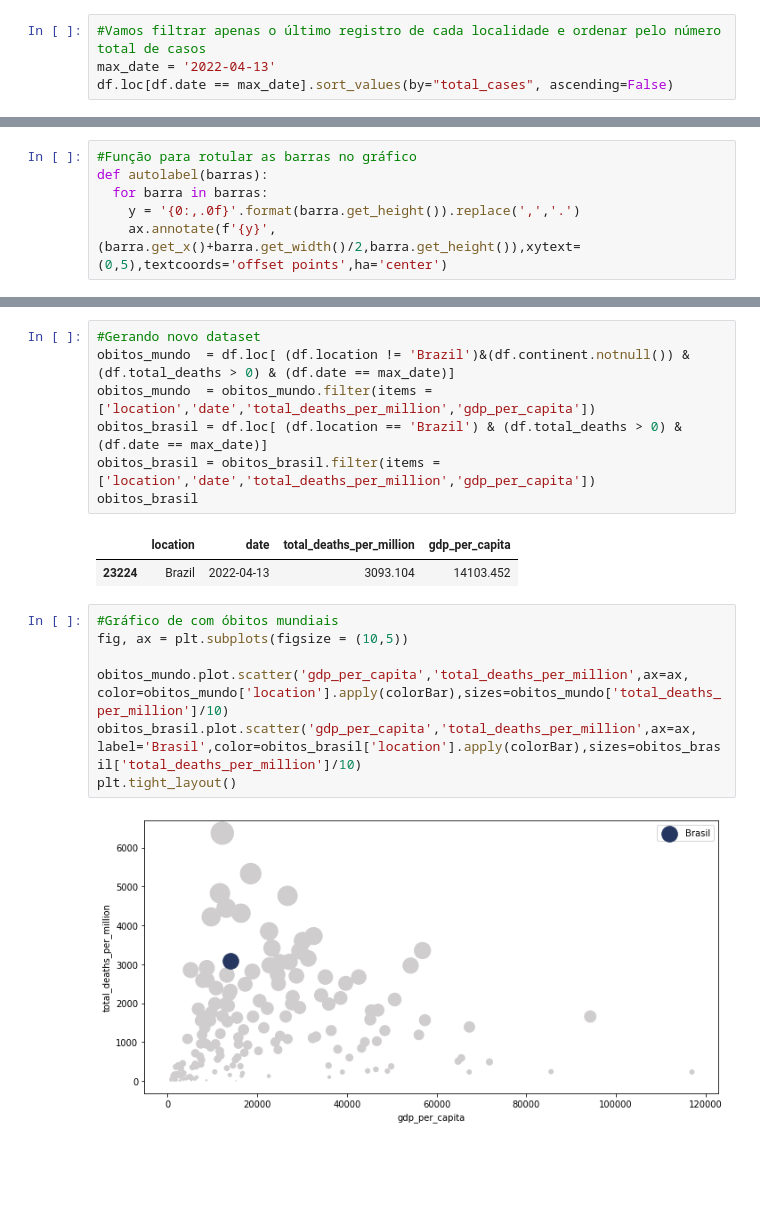
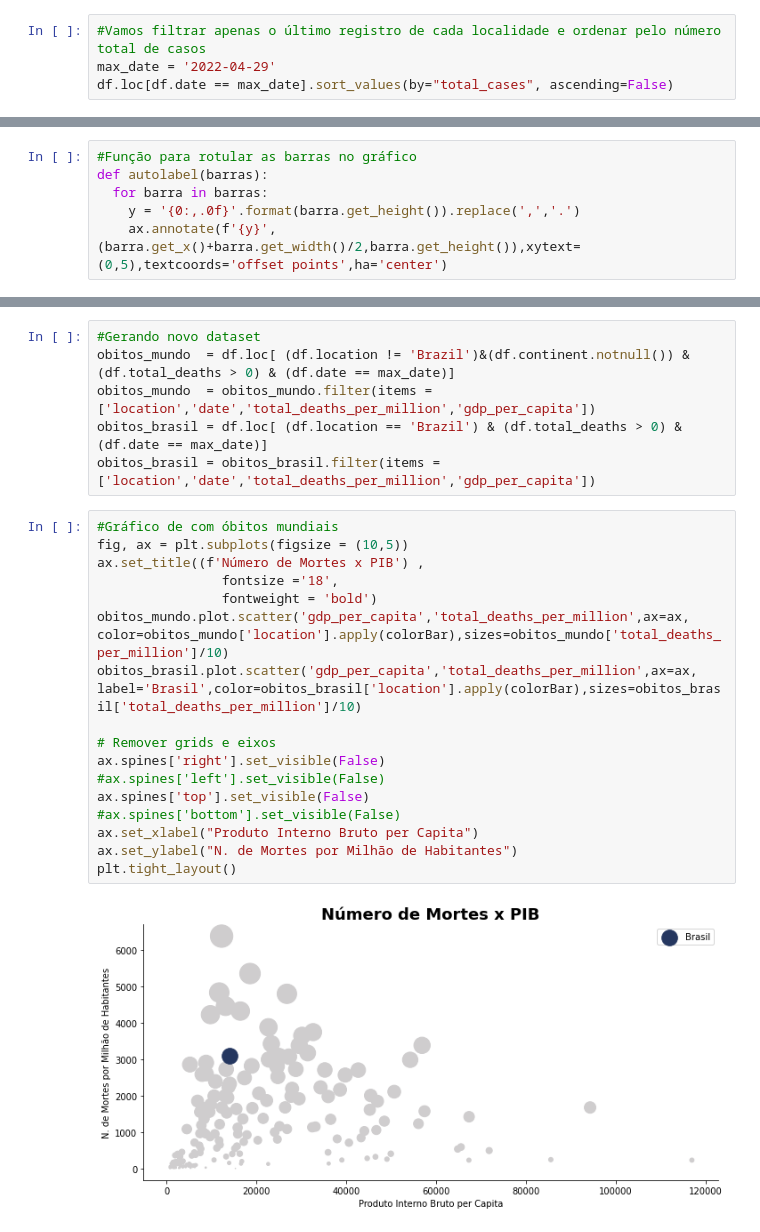
Before and after one commit to alex-trindade/DataScience, a Jupyter notebook: Analisando_Dados_Covid_19.ipynb, the cells around one changed output, grey strips where cells are left out. Cells and saved outputs as stored; diff of their text form; blank space fills up the shorter version.

```diff
--- a/Analisando_Dados_Covid_19.ipynb
+++ b/Analisando_Dados_Covid_19.ipynb
@@ -145,7 +150,7 @@ Length: 67, dtype: float64
 As colunas com valores ausentes se referem a quantidade de novos pacientes que deram entrada em UTI (por milhões de habitantes). Os dados ausentes não vão influenciar em nossa análise.
 # %%
 #Vamos filtrar apenas o último registro de cada localidade e ordenar pelo número total de casos
-max_date = '2022-04-13'
+max_date = '2022-04-29'
 df.loc[df.date == max_date].sort_values(by="total_cases", ascending=False)
 # %% [output]
 |  | iso_code | continent | location | date | total_cases | new_cases | new_cases_smoothed | total_deaths | ... |
@@ -337,16 +324,22 @@ obitos_mundo  = df.loc[ (df.location != 'Brazil')&(df.continent.notnull()) & (df
 obitos_mundo  = obitos_mundo.filter(items = ['location','date','total_deaths_per_million','gdp_per_capita'])
 obitos_brasil = df.loc[ (df.location == 'Brazil') & (df.total_deaths > 0) & (df.date == max_date)]
 obitos_brasil = obitos_brasil.filter(items = ['location','date','total_deaths_per_million','gdp_per_capita'])
-obitos_brasil
-# %% [output]
-|  | location | date | total_deaths_per_million | gdp_per_capita |
-| 23224 | Brazil | 2022-04-13 | 3093.104 | 14103.452 |
 # %%
 #Gráfico de com óbitos mundiais
 fig, ax = plt.subplots(figsize = (10,5))
-
+ax.set_title((f'Número de Mortes x PIB') ,
+                fontsize ='18',
+                fontweight = 'bold')
 obitos_mundo.plot.scatter('gdp_per_capita','total_deaths_per_million',ax=ax, color=obitos_mundo['location'].apply(colorBar),sizes=obitos_mundo['total_deaths_per_million']/10)
 obitos_brasil.plot.scatter('gdp_per_capita','total_deaths_per_million',ax=ax, label='Brasil',color=obitos_brasil['location'].apply(colorBar),sizes=obitos_brasil['total_deaths_per_million']/10)
+
+# Remover grids e eixos
+ax.spines['right'].set_visible(False)
+#ax.spines['left'].set_visible(False)
+ax.spines['top'].set_visible(False)
+#ax.spines['bottom'].set_visible(False)
+ax.set_xlabel("Produto Interno Bruto per Capita")
+ax.set_ylabel("N. de Mortes por Milhão de Habitantes")
 plt.tight_layout()
 # %% [output]
-[figure, old version]
+[figure, new version]
```
Also changed, not shown: parts of 20 cells of this notebook.
